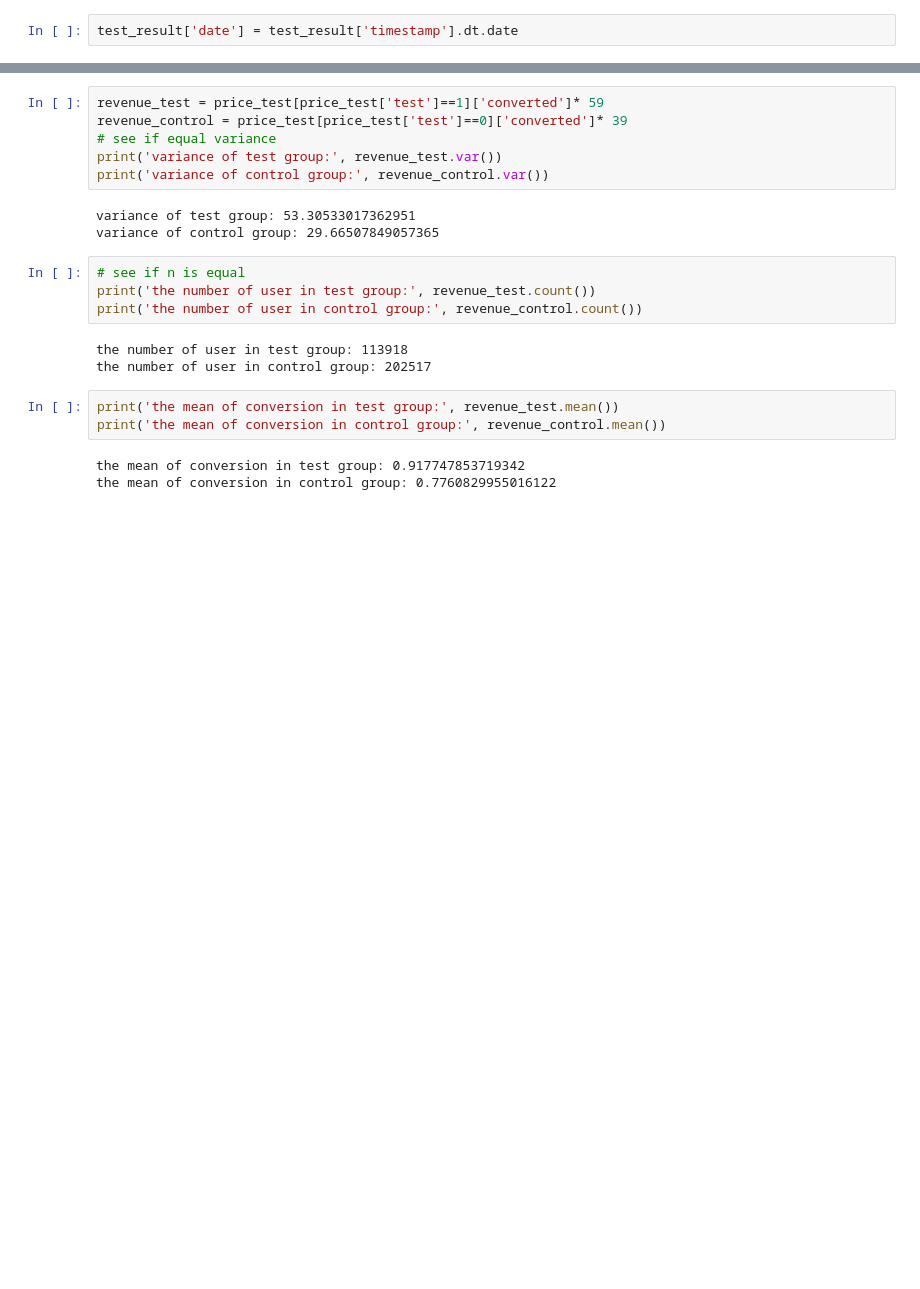
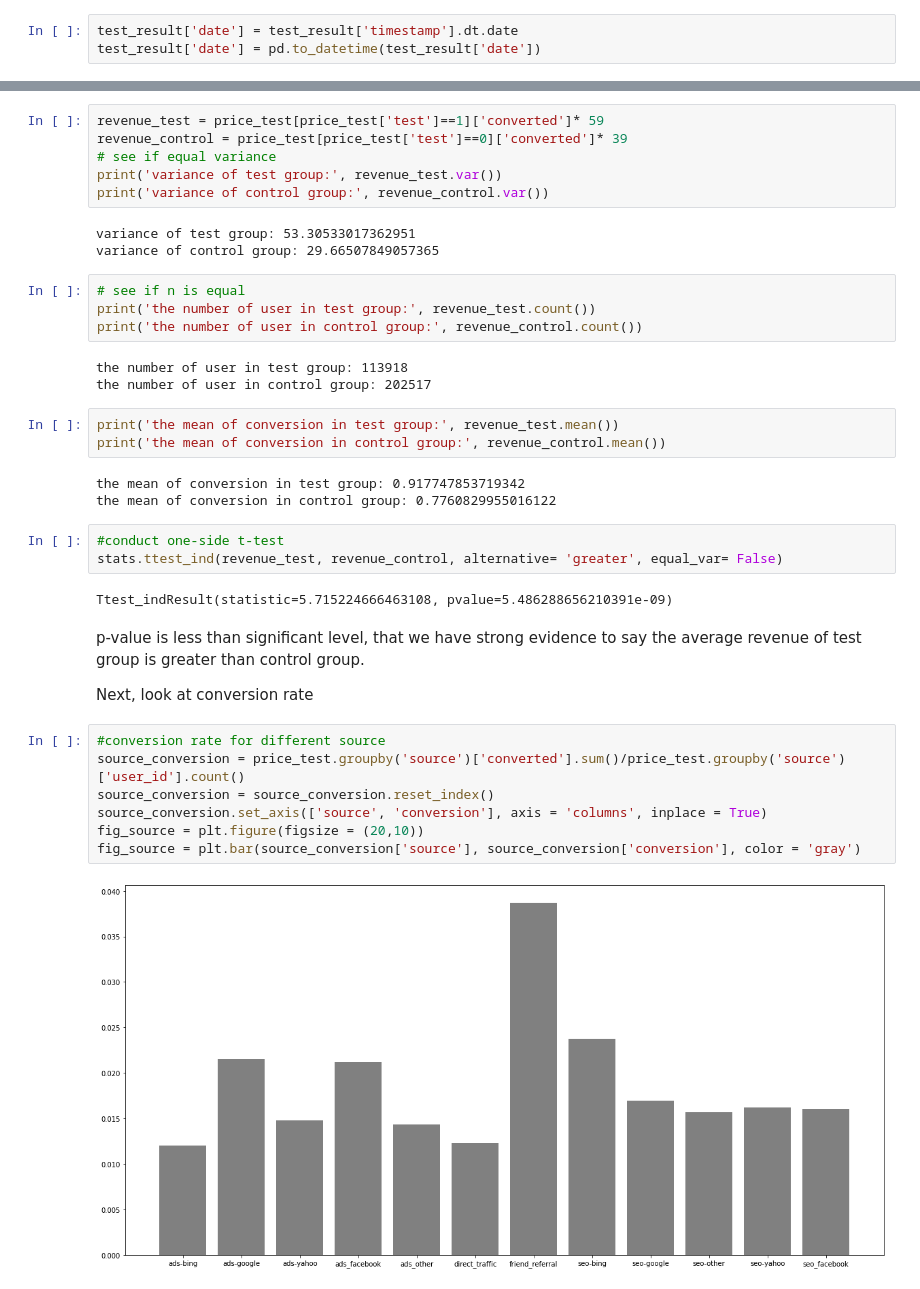
Before and after one commit to menghe2727/data_science, a Jupyter notebook: pricing_test/pricing_test.ipynb, the cells around one changed output, grey strips where cells are left out. Drawn from its saved outputs; the diff is of its cells as text; blank space fills up the shorter version.

```diff
--- a/pricing_test/pricing_test.ipynb
+++ b/pricing_test/pricing_test.ipynb
@@ -185,6 +185,7 @@ test_result['timestamp'] = test_result['timestamp'].apply(lambda x: re.sub('60',
 test_result['timestamp'] = pd.to_datetime(test_result['timestamp'])
 # %%
 test_result['date'] = test_result['timestamp'].dt.date
+test_result['date'] = pd.to_datetime(test_result['date'])
 # %%
 # merge two table
 price_test = test_result.merge(user_table, on = 'user_id', how = 'left')
@@ -313,3 +315,22 @@ print('the mean of conversion in control group:', revenue_control.mean())
 # %% [output]
 the mean of conversion in test group: 0.917747853719342
 the mean of conversion in control group: 0.7760829955016122
+# %%
+#conduct one-side t-test
+stats.ttest_ind(revenue_test, revenue_control, alternative= 'greater', equal_var= False)
+# %% [output]
+Ttest_indResult(statistic=5.715224666463108, pvalue=5.486288656210391e-09)
+# %% [markdown]
+p-value is less than significant level, that we have strong evidence
+to say the average revenue of test group is greater than control group.
+
+Next, look at conversion rate
+# %%
+#conversion rate for different source
+source_conversion = price_test.groupby('source')['converted'].sum()/price_test.groupby('source')['user_id'].count()
+source_conversion = source_conversion.reset_index()
+source_conversion.set_axis(['source', 'conversion'], axis = 'columns', inplace = True)
+fig_source = plt.figure(figsize = (20,10))
+fig_source = plt.bar(source_conversion['source'], source_conversion['conversion'], color = 'gray')
+# %% [output]
+[figure, added]
```
Also changed, not shown: parts of 13 cells of this notebook.
